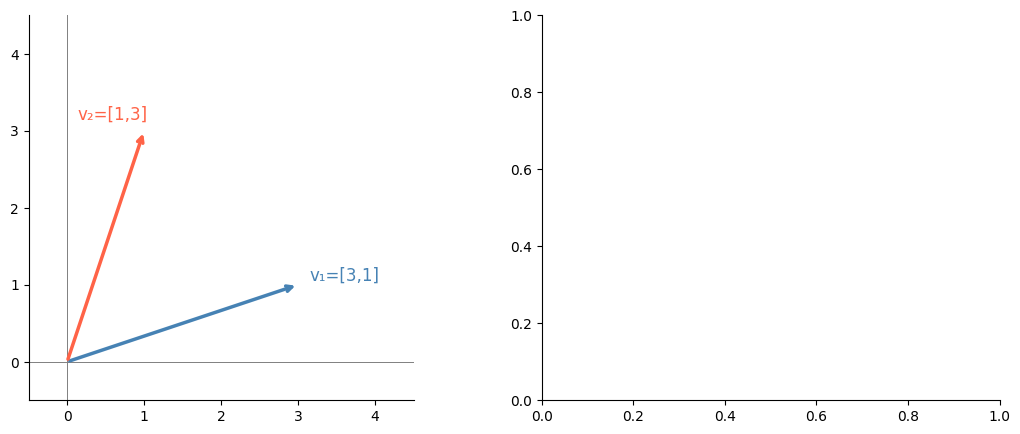
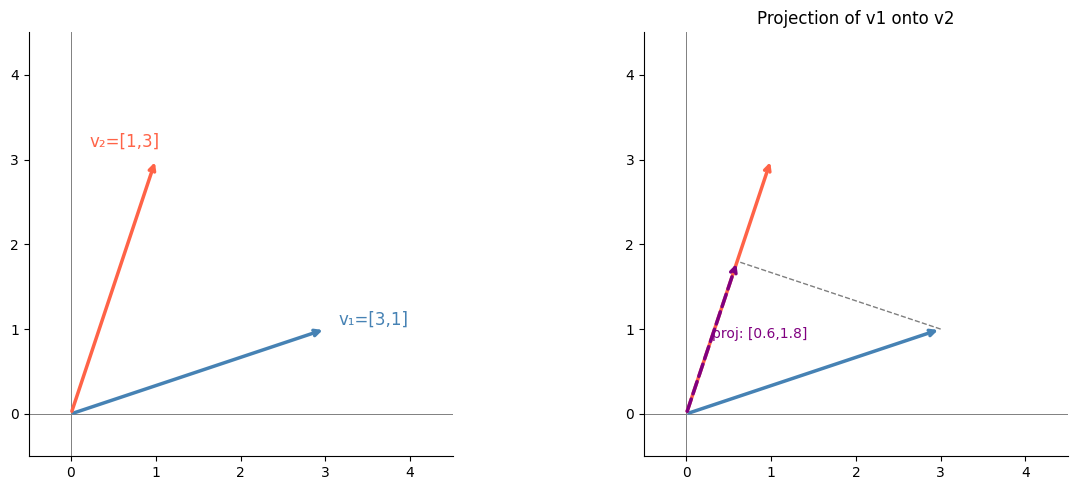
Unified diff of the notebook cell whose output changed from the first chart to the second:
--- before
+++ after
@@ -13,2 +13,17 @@
 Dot_product = {np.dot(v1,v2)}
 ax.set_aspect('equal')
+
+proj = (np.dot(v1, v2) / np.dot(v2, v2)) * v2
+ax2 = axes[1]
+ax2.set_xlim(-0.5, 4.5); ax2.set_ylim(-0.5, 4.5)
+ax2.axhline(0, color='gray', lw=0.7); ax2.axvline(0, color='gray', lw=0.7)
+ax2.annotate('', xy=v1, xytext=(0,0), arrowprops=dict(arrowstyle='->', color='steelblue', lw=2.5))
+ax2.annotate('', xy=v2, xytext=(0,0), arrowprops=dict(arrowstyle='->', color='tomato', lw=2.5))
+ax2.annotate('', xy=proj, xytext=(0,0), arrowprops=dict(arrowstyle='->', color='purple', lw=2.5, ls='--'))
+ax2.plot([v1[0], proj[0]], [v1[1], proj[1]], 'k--', lw=1, alpha=0.5)
+ax2.text(*proj*0.5, f'proj: [{proj[0]:.1f},{proj[1]:.1f}]', color='purple', fontsize=10)
+ax2.set_title('Projection of v1 onto v2')
+ax2.set_aspect('equal')
+
+plt.tight_layout()
+plt.show()

Commit: chore(day_2): start visualize projection of v1 onto v2